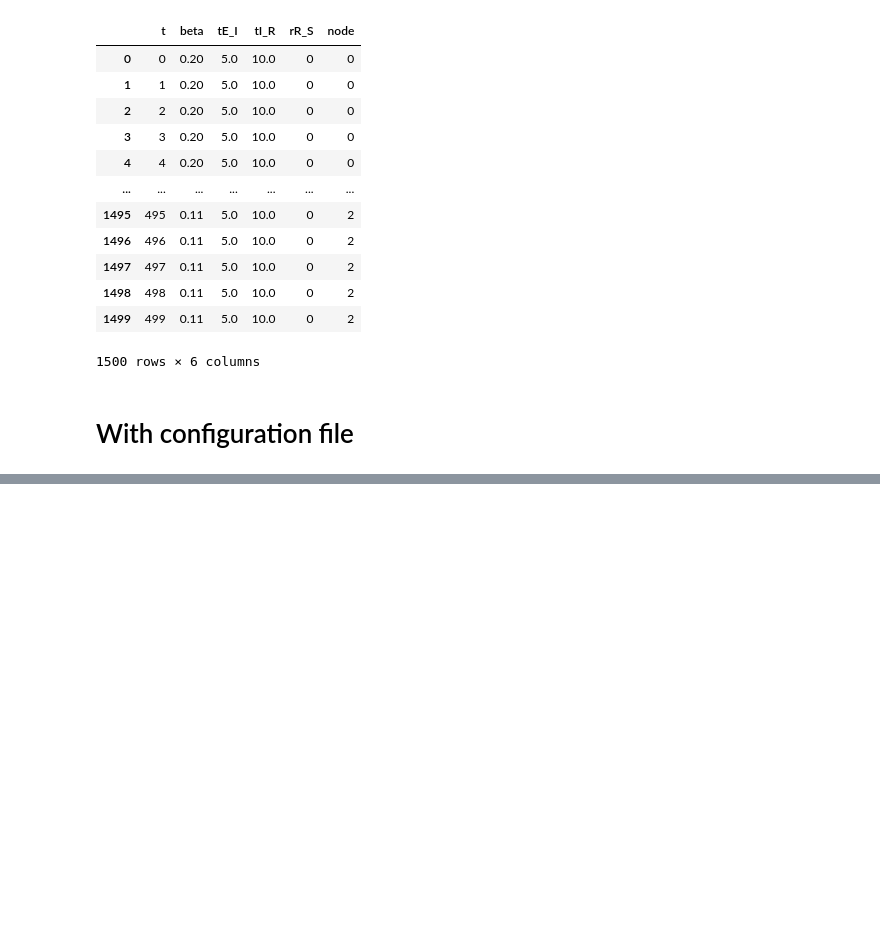
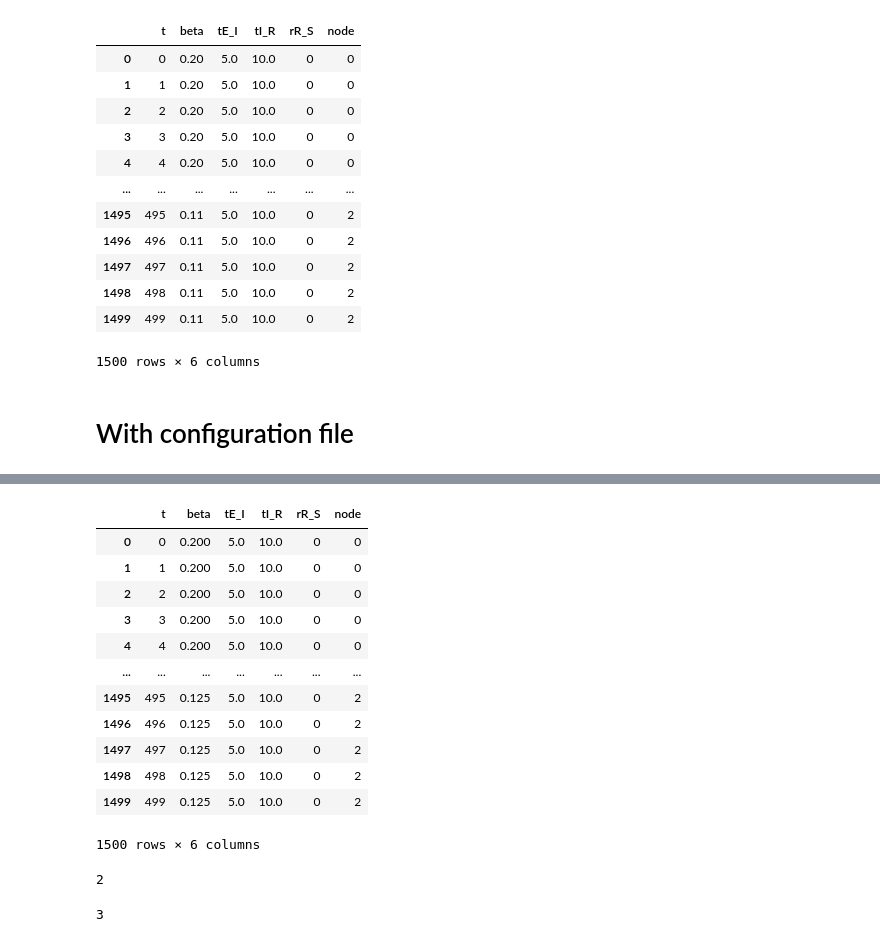
Before and after one commit to DLab/covid19geomodeller, a Jupyter notebook: Examples/SEIRMETA.ipynb, the cells around one changed output, grey strips where cells are left out. Cells and saved outputs as stored; diff of their text form; code cells hidden in the pictures; blank space fills up the shorter version.

```diff
--- a/Examples/SEIRMETA.ipynb
+++ b/Examples/SEIRMETA.ipynb
@@ -109,0 +129,16 @@ TypeError: can't multiply sequence by non-int of type 'list'
+# %%
+seir2.params
+# %% [output]
+|  | t | beta | tE_I | tI_R | rR_S | node |
+| 0 | 0 | 0.200 | 5.0 | 10.0 | 0 | 0 |
+| 1 | 1 | 0.200 | 5.0 | 10.0 | 0 | 0 |
+| 2 | 2 | 0.200 | 5.0 | 10.0 | 0 | 0 |
+| 3 | 3 | 0.200 | 5.0 | 10.0 | 0 | 0 |
+| 4 | 4 | 0.200 | 5.0 | 10.0 | 0 | 0 |
+| ... | ... | ... | ... | ... | ... | ... |
+| 1495 | 495 | 0.125 | 5.0 | 10.0 | 0 | 2 |
+| 1496 | 496 | 0.125 | 5.0 | 10.0 | 0 | 2 |
+| 1497 | 497 | 0.125 | 5.0 | 10.0 | 0 | 2 |
+| 1498 | 498 | 0.125 | 5.0 | 10.0 | 0 | 2 |
+| 1499 | 499 | 0.125 | 5.0 | 10.0 | 0 | 2 |
+1500 rows × 6 columns
@@ -109,0 +154,4 @@ TypeError: can't multiply sequence by non-int of type 'list'
+# %%
+test1.var1
+# %% [output]
+2
@@ -109,0 +160,7 @@ TypeError: can't multiply sequence by non-int of type 'list'
+# %%
+if not hasattr(test1,'var2') or not test1.var2:
+    print('no var2')
+else:
+    print(test1.var2)
+# %% [output]
+3
```
Also changed, not shown: parts of 11 cells of this notebook, 5 other files.
